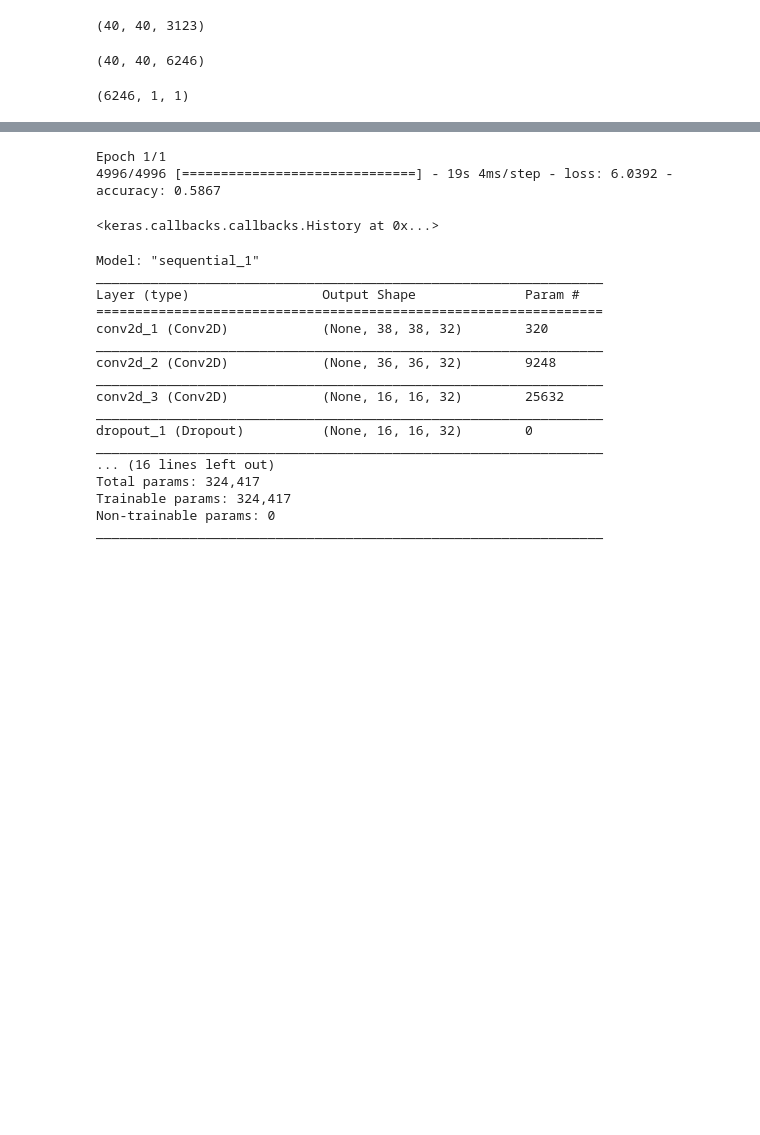
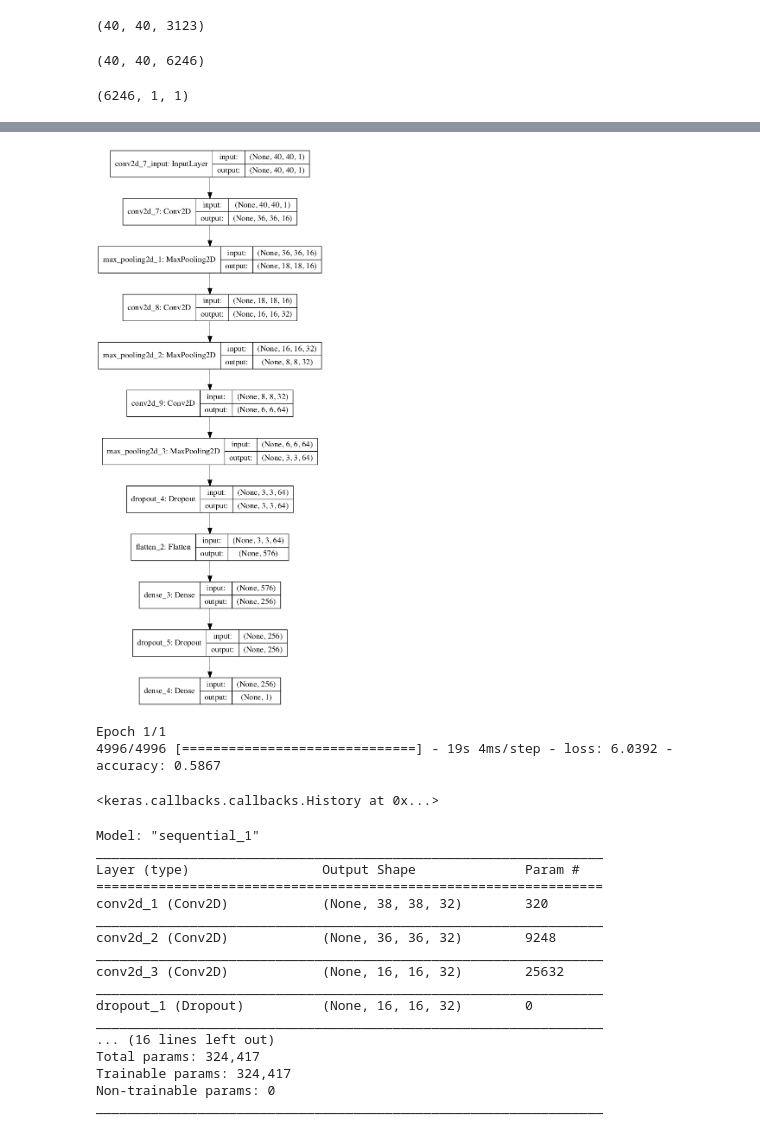
Before and after one commit to kpklo1/Machine-Learning-and-Galaxies, a Jupyter notebook: Code/Keras Deep NN.ipynb, the cells around one changed output, grey strips where cells are left out. Cells and saved outputs as stored; diff of their text form; code cells hidden in the pictures; blank space fills up the shorter version.

```diff
--- a/Code/Keras Deep NN.ipynb
+++ b/Code/Keras Deep NN.ipynb
@@ -330,6 +322,8 @@ Epoch 1/1
 # %%
 from keras.utils import plot_model
-plot_model(model, to_file='../Figures/CNN_model.png',show_shapes=True, show_layer_names=True)
+plot_model(model, to_file='../Figures/CNN_model_self.png',show_shapes=True, show_layer_names=True)
+# %% [output]
+[figure, added]
 # %%
 from keras import optimizers
 from keras.models import Sequential
```
Also changed, not shown: parts of 9 cells of this notebook, 1 other file.
